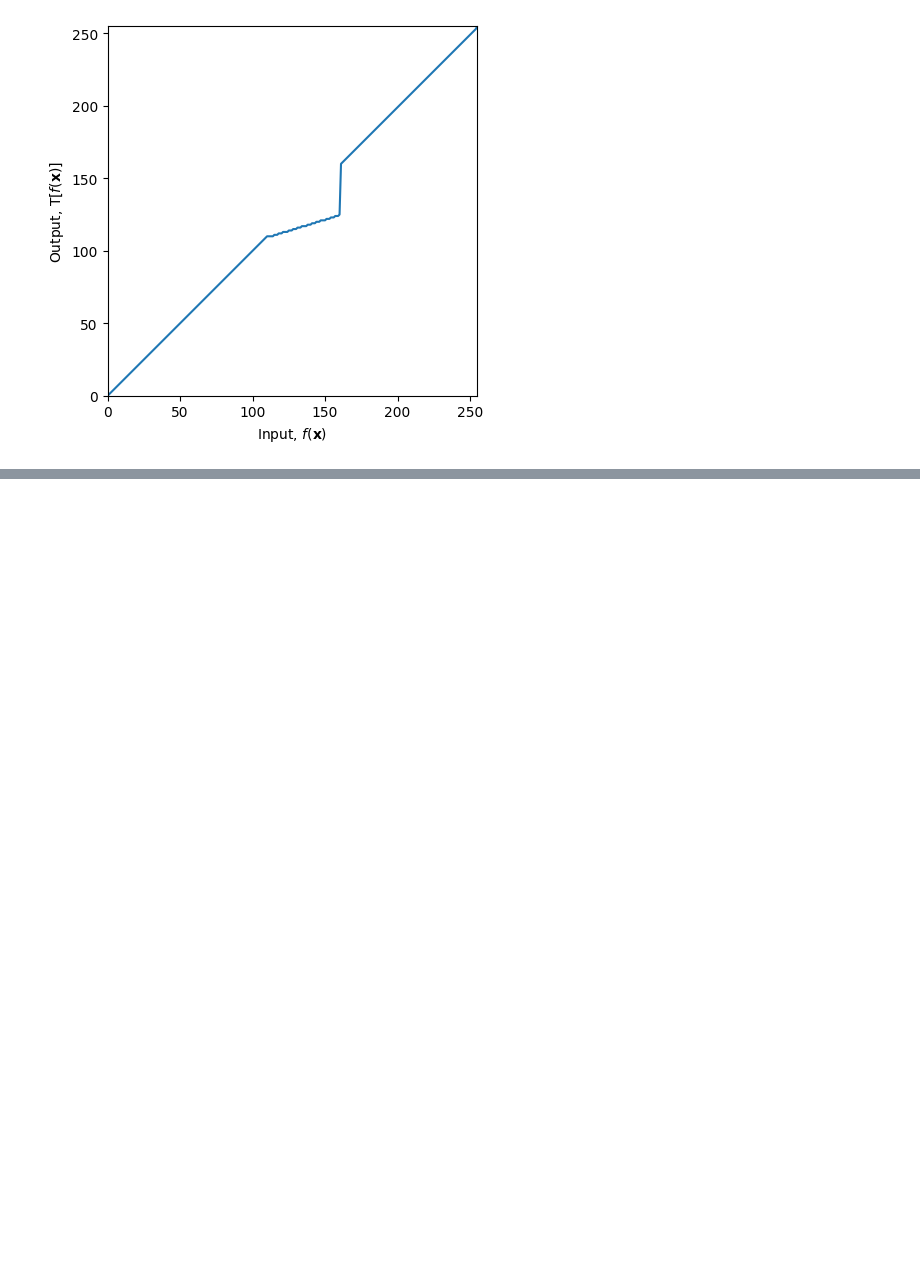
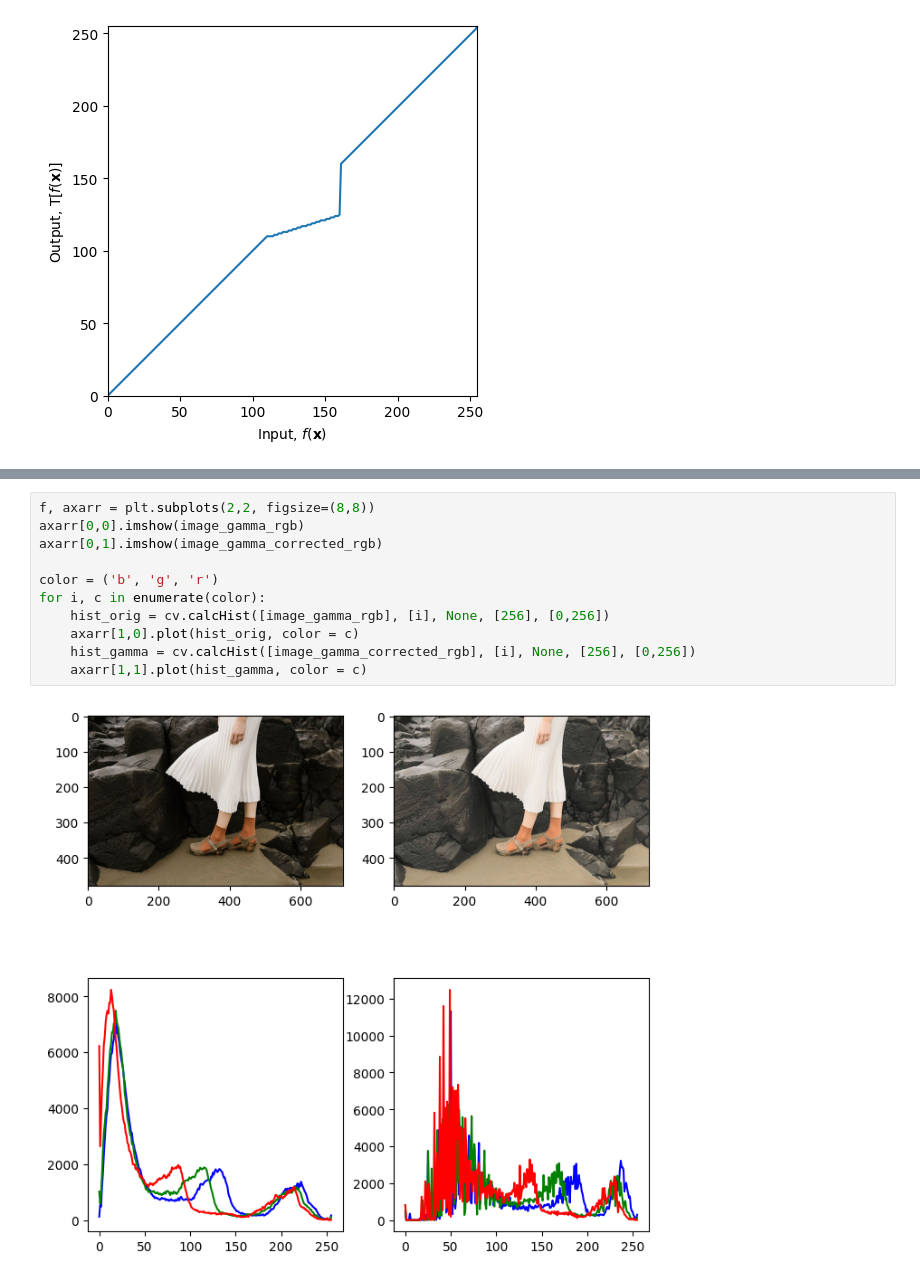
Before and after one commit to RepZ97/IT5437-computer-vision-assignment, a Jupyter notebook: IT5437_ComputerVision_assignment.ipynb, the cells around one changed output, grey strips where cells are left out. Saved outputs shown, nothing was run; the diff lists cells and outputs as text; blank space fills up the shorter version.

```diff
--- a/IT5437_ComputerVision_assignment.ipynb
+++ b/IT5437_ComputerVision_assignment.ipynb
@@ -128,0 +165,13 @@ plt.show()
+# %%
+f, axarr = plt.subplots(2,2, figsize=(8,8))
+axarr[0,0].imshow(image_gamma_rgb)
+axarr[0,1].imshow(image_gamma_corrected_rgb)
+
+color = ('b', 'g', 'r')
+for i, c in enumerate(color):
+    hist_orig = cv.calcHist([image_gamma_rgb], [i], None, [256], [0,256])
+    axarr[1,0].plot(hist_orig, color = c)
+    hist_gamma = cv.calcHist([image_gamma_corrected_rgb], [i], None, [256], [0,256])
+    axarr[1,1].plot(hist_gamma, color = c)
+# %% [output]
+[figure, added]
```
Also changed, not shown: parts of 13 cells of this notebook.
